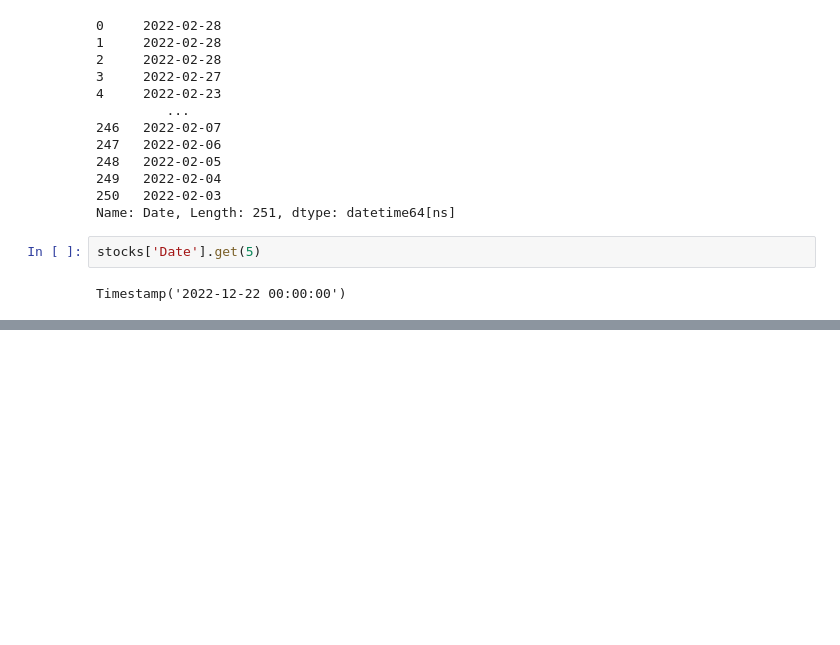
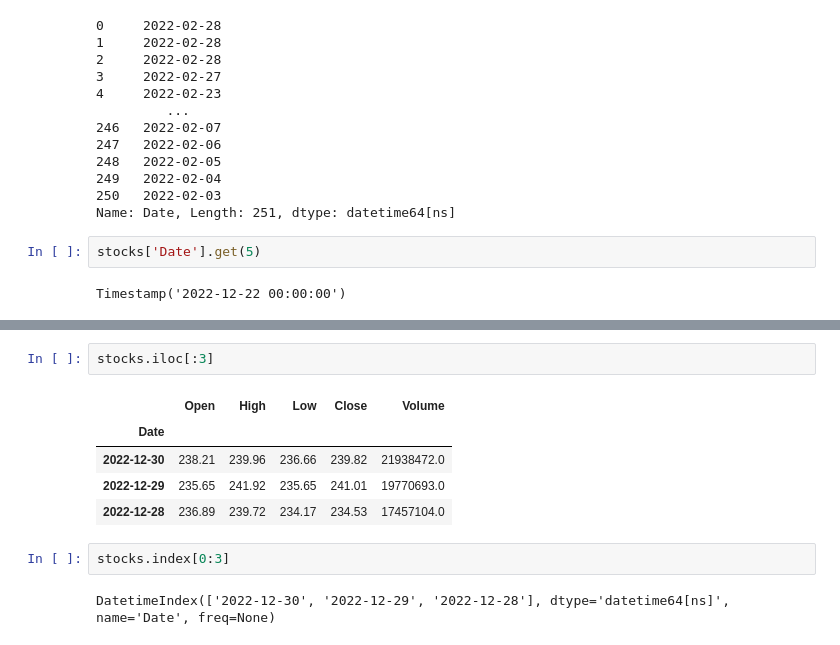
Before and after one commit to ShashankRajSara/Data-Engineering, a Jupyter notebook: Python/pandas.ipynb, the cells around one changed output, grey strips where cells are left out. Saved outputs shown, nothing was run; the diff lists cells and outputs as text; blank space fills up the shorter version.

```diff
--- a/Python/pandas.ipynb
+++ b/Python/pandas.ipynb
@@ -2330,0 +2318,12 @@ Name: Close, Length: 251, dtype: float64
+# %%
+stocks.iloc[:3]
+# %% [output]
+|  | Open | High | Low | Close | Volume |
+| Date |  |  |  |  |  |
+| 2022-12-30 | 238.21 | 239.96 | 236.66 | 239.82 | 21938472.0 |
+| 2022-12-29 | 235.65 | 241.92 | 235.65 | 241.01 | 19770693.0 |
+| 2022-12-28 | 236.89 | 239.72 | 234.17 | 234.53 | 17457104.0 |
+# %%
+stocks.index[0:3]
+# %% [output]
+DatetimeIndex(['2022-12-30', '2022-12-29', '2022-12-28'], dtype='datetime64[ns]', name='Date', freq=None)
```
Also changed, not shown: parts of 3 cells of this notebook, 1 other file.
